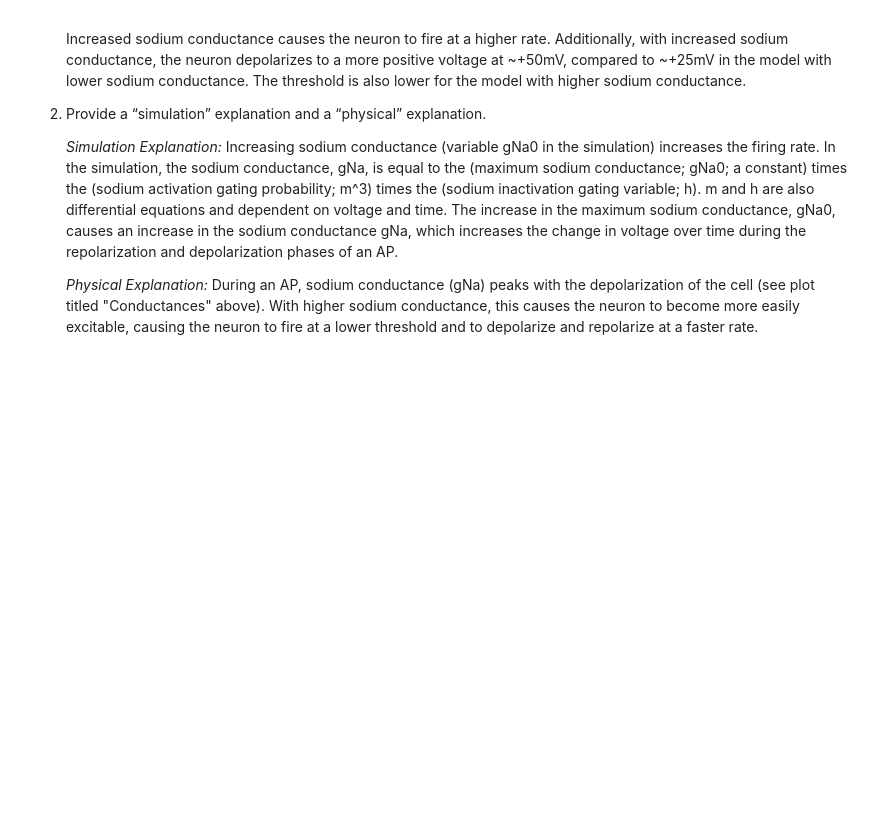
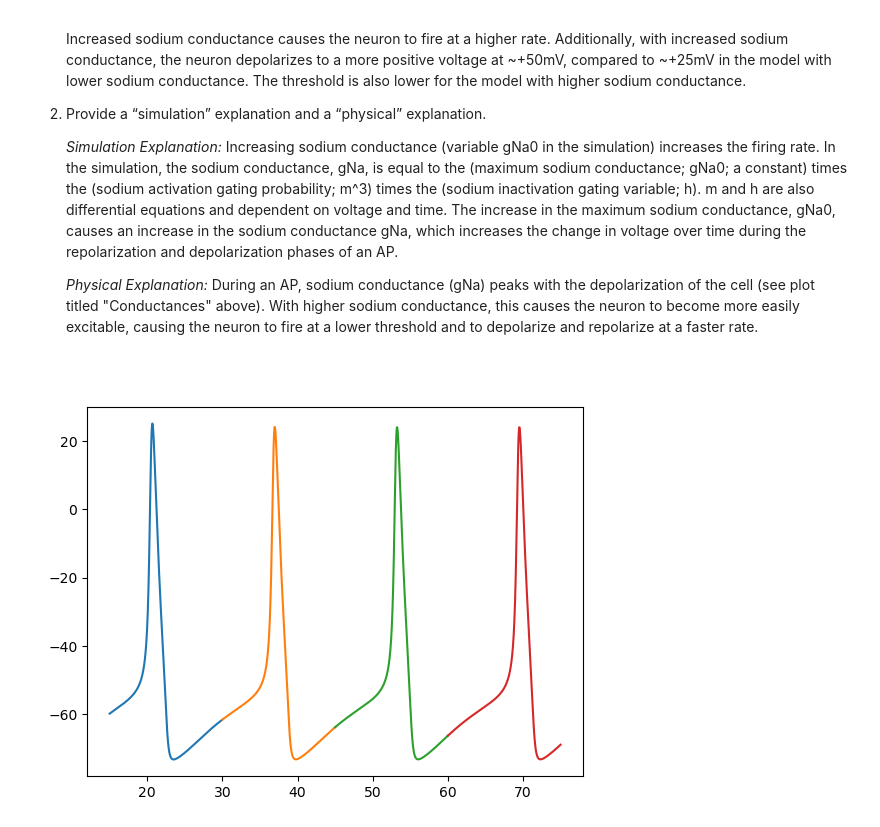
Before and after one commit to brittahn/CASMA665, a Jupyter notebook: Homeworks/AhnB_HW2-HH_CASMA665_F2024.ipynb, the cells around one changed output. Cells and saved outputs as stored; diff of their text form; code cells hidden in the pictures; blank space fills up the shorter version.

```diff
--- a/Homeworks/AhnB_HW2-HH_CASMA665_F2024.ipynb
+++ b/Homeworks/AhnB_HW2-HH_CASMA665_F2024.ipynb
@@ -608,3 +608,26 @@ ___
 <pre>
 
 </pre>
+# %%
+# Align spikes for gNa=50
+
+plt.figure()
+plt.plot(times_1, spikes_1)
+plt.plot(times_2, spikes_2)
+plt.plot(times_3, spikes_3)
+plt.plot(times_4, spikes_4)
+plt.show()
+
+spikes_1 = V_gNa0_50[1500:3000]
+spikes_2 = V_gNa0_50[3000:4500]
+spikes_3 = V_gNa0_50[4500:6000]
+spikes_4 = V_gNa0_50[6000:7500]
+spikes_5 = V_gNa0_50[7500:9000]
+
+times_1 = t_gNa0_50[1500:3000]
+times_2 = t_gNa0_50[3000:4500]
+times_3 = t_gNa0_50[4500:6000]
+times_4 = t_gNa0_50[6000:7500]
+times_5 = t_gNa0_50[7500:9000]
+# %% [output]
+[figure, added]
```
Also changed, not shown: parts of 1 cell of this notebook.
